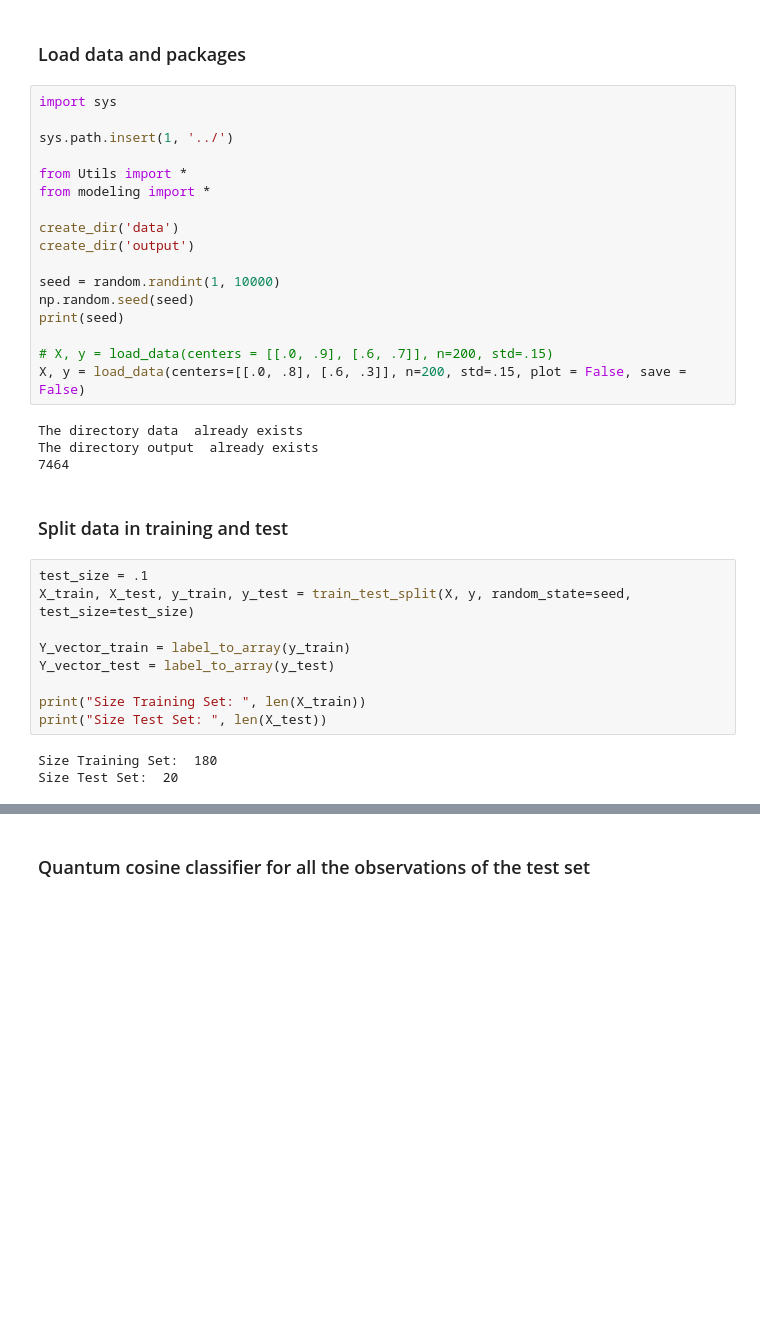
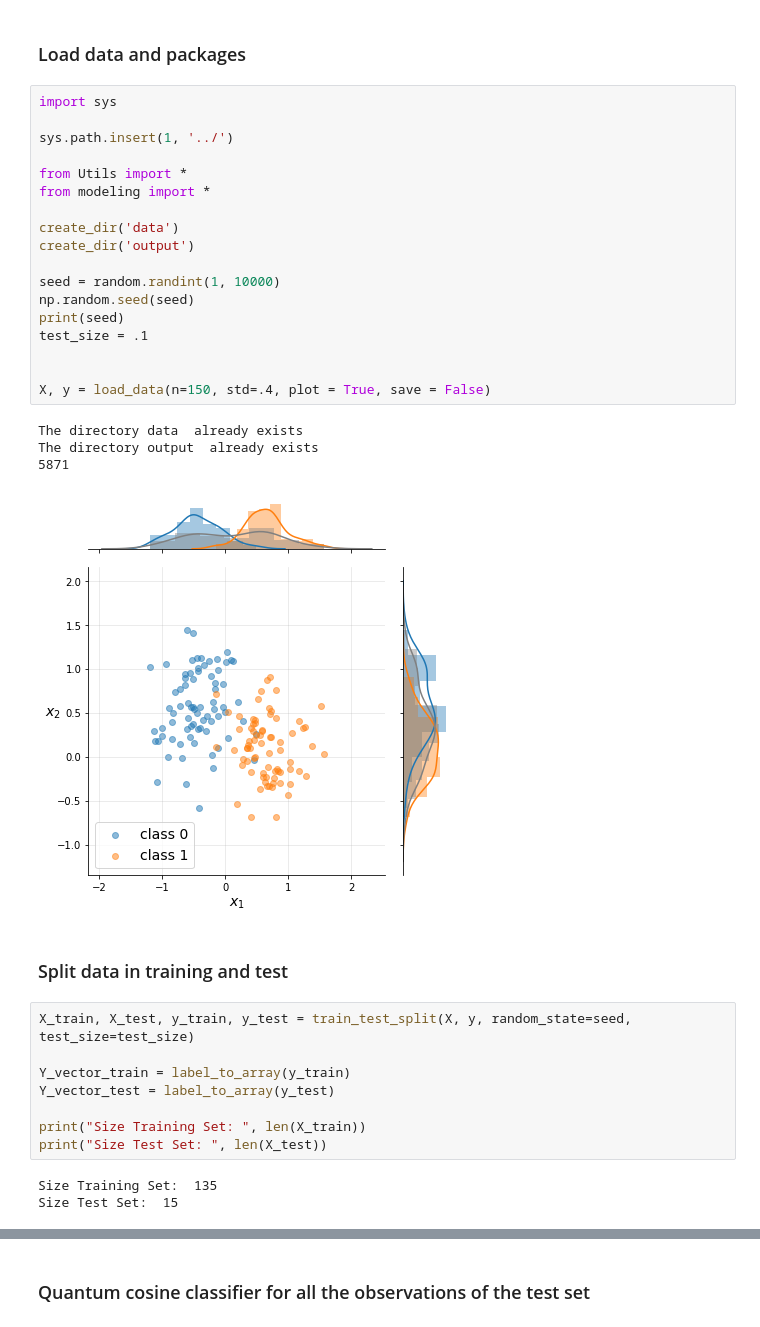
Before and after one commit to amacaluso/Quantum-Ensemble-for-Classification, a Jupyter notebook: notebooks/ensemble_vs_single.ipynb, the cells around one changed output, grey strips where cells are left out. Drawn from its saved outputs; the diff is of its cells as text; blank space fills up the shorter version.

```diff
--- a/notebooks/ensemble_vs_single.ipynb
+++ b/notebooks/ensemble_vs_single.ipynb
@@ -5,28 +5,29 @@
 # %%
 import sys
 
 sys.path.insert(1, '../')
 
 from Utils import *
 from modeling import *
 
 create_dir('data')
 create_dir('output')
 
 seed = random.randint(1, 10000)
 np.random.seed(seed)
 print(seed)
+test_size = .1
 
-# X, y = load_data(centers = [[.0, .9], [.6, .7]], n=200, std=.15)
-X, y = load_data(centers=[[.0, .8], [.6, .3]], n=200, std=.15, plot = False, save = False)
+
+X, y = load_data(n=150, std=.4, plot = True, save = False)
 # %% [output]
 The directory data  already exists
 The directory output  already exists
-7464
+5871
+[figure, added]
 # %% [markdown]
 ### Split data in training and test
 # %%
-test_size = .1
 X_train, X_test, y_train, y_test = train_test_split(X, y, random_state=seed, test_size=test_size)
 
 Y_vector_train = label_to_array(y_train)
@@ -35,5 +36,5 @@ Y_vector_test = label_to_array(y_test)
 print("Size Training Set: ", len(X_train))
 print("Size Test Set: ", len(X_test))
 # %% [output]
-Size Training Set:  180
-Size Test Set:  20
+Size Training Set:  135
+Size Test Set:  15
```
Also changed, not shown: parts of 6 cells of this notebook, 6 other files.
